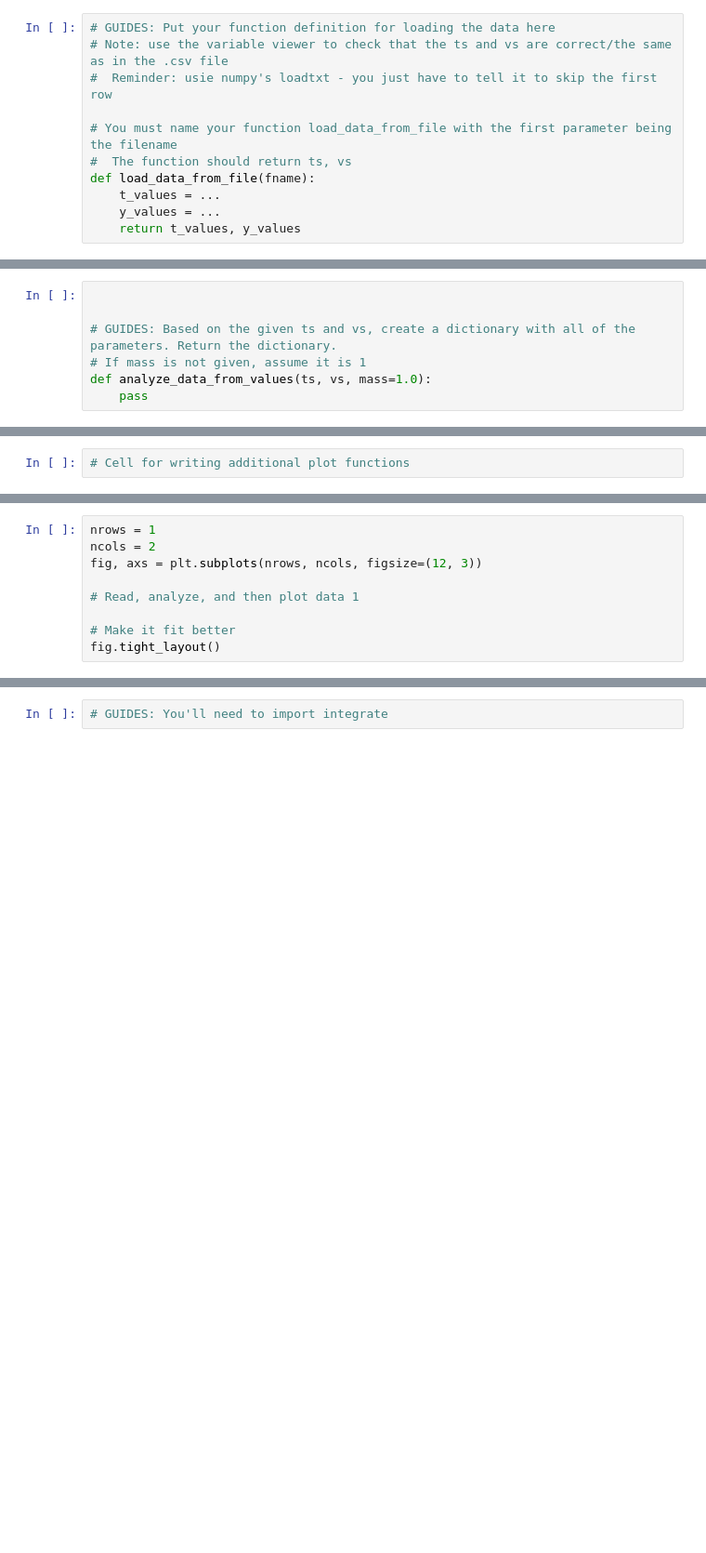
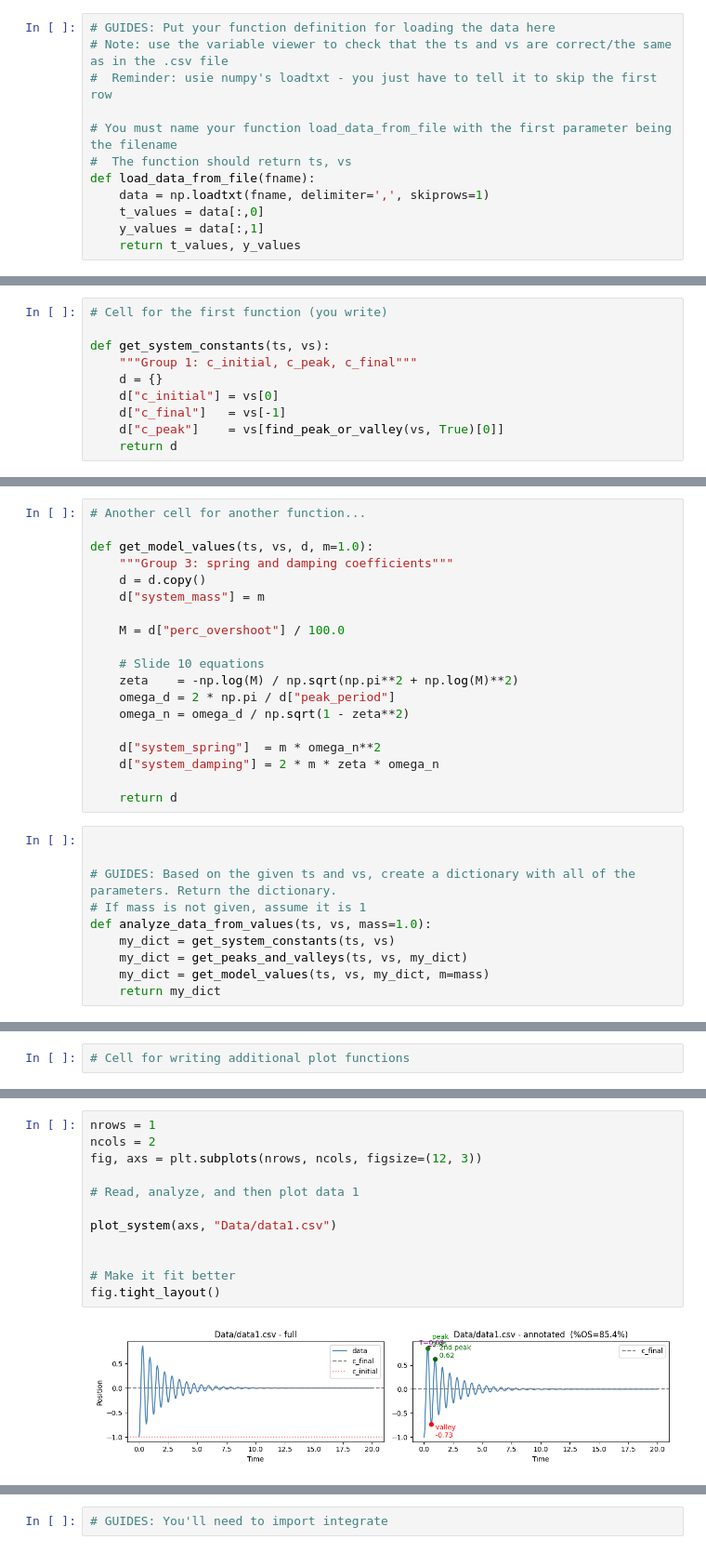
Before and after one commit to AndParker1/IntroPythonProgramming, a Jupyter notebook: Week_4_fitting/HW_2_system_analysis.ipynb, the cells around one changed output, grey strips where cells are left out. Shown at 93% size. Saved outputs shown, nothing was run; the diff lists cells and outputs as text; blank space fills up the shorter version.

```diff
--- a/Week_4_fitting/HW_2_system_analysis.ipynb
+++ b/Week_4_fitting/HW_2_system_analysis.ipynb
@@ -60,8 +68,9 @@ Note: Use numpy's **loadtxt** to load the data. **loadtxt** has an option to ski
 # You must name your function load_data_from_file with the first parameter being the filename
 #  The function should return ts, vs
 def load_data_from_file(fname):
-    t_values = ...
-    y_values = ...
+    data = np.loadtxt(fname, delimiter=',', skiprows=1)
+    t_values = data[:,0]
+    y_values = data[:,1]
     return t_values, y_values
 # %%
 # GUIDES: Call your function here
@@ -143,2 +170,12 @@ I have written a general-purpose test function for you, but it tests everything
+# %%
+# Cell for the first function (you write)
+
+def get_system_constants(ts, vs):
+    """Group 1: c_initial, c_peak, c_final"""
+    d = {}
+    d["c_initial"] = vs[0]
+    d["c_final"]   = vs[-1]
+    d["c_peak"]    = vs[find_peak_or_valley(vs, True)[0]]
+    return d
 # %%
 # Test cell for that function
@@ -151,10 +205,32 @@ I have written a general-purpose test function for you, but it tests everything
+# %%
+# Another cell for another function...
+
+def get_model_values(ts, vs, d, m=1.0):
+    """Group 3: spring and damping coefficients"""
+    d = d.copy()
+    d["system_mass"] = m
+
+    M = d["perc_overshoot"] / 100.0
+
+    # Slide 10 equations
+    zeta    = -np.log(M) / np.sqrt(np.pi**2 + np.log(M)**2)
+    omega_d = 2 * np.pi / d["peak_period"]
+    omega_n = omega_d / np.sqrt(1 - zeta**2)
+
+    d["system_spring"]  = m * omega_n**2
+    d["system_damping"] = 2 * m * zeta * omega_n
+
+    return d
 # %%
 
 
 # GUIDES: Based on the given ts and vs, create a dictionary with all of the parameters. Return the dictionary.
 # If mass is not given, assume it is 1
 def analyze_data_from_values(ts, vs, mass=1.0):
-    pass
+    my_dict = get_system_constants(ts, vs)
+    my_dict = get_peaks_and_valleys(ts, vs, my_dict)
+    my_dict = get_model_values(ts, vs, my_dict, m=mass)
+    return my_dict
 # %%
 
 
@@ -220,12 +338,17 @@ def plot_system(axs, fname, m=1.0):
 # %%
 nrows = 1
 ncols = 2
 fig, axs = plt.subplots(nrows, ncols, figsize=(12, 3))
 
 # Read, analyze, and then plot data 1
 
+plot_system(axs, "Data/data1.csv")
+
+
 # Make it fit better
 fig.tight_layout()
+# %% [output]
+[figure, added]
 # %%
 nrows = 1
 ncols = 2
```
Also changed, not shown: parts of 26 cells of this notebook, 1 other file.
